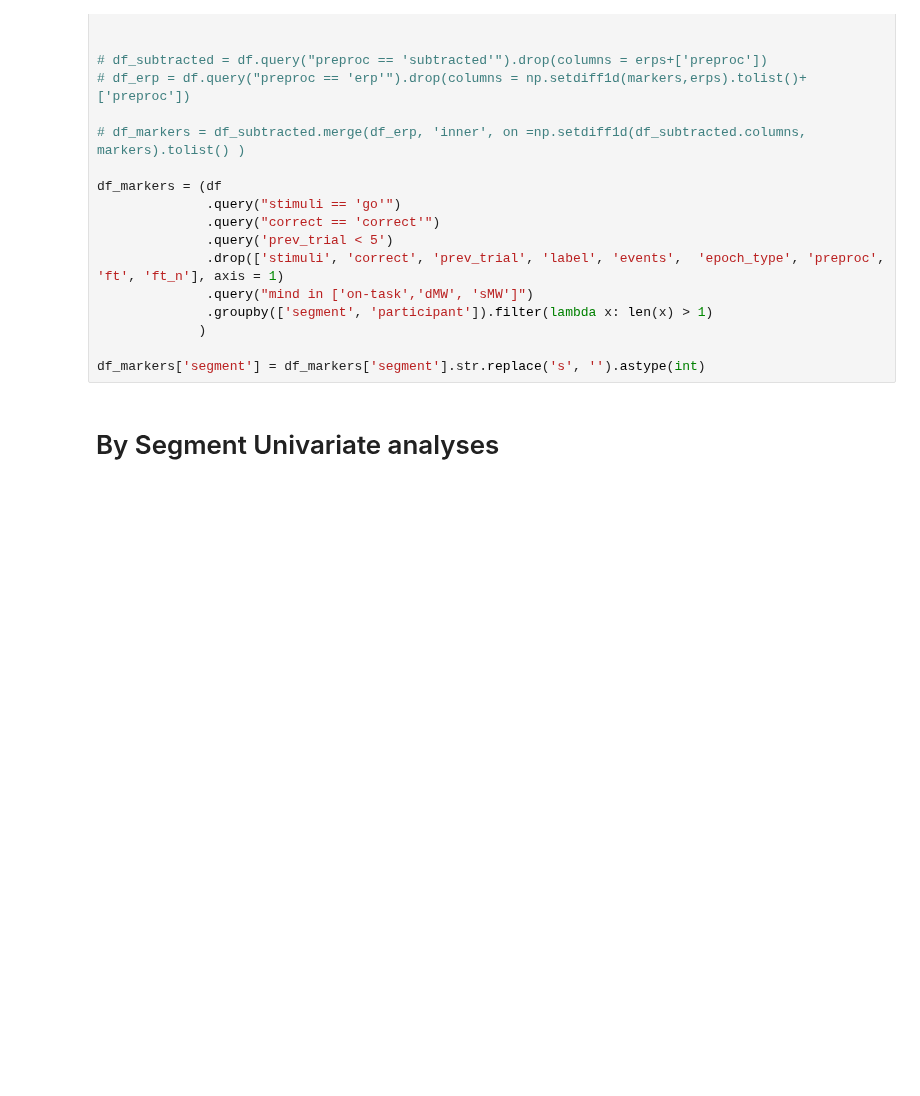
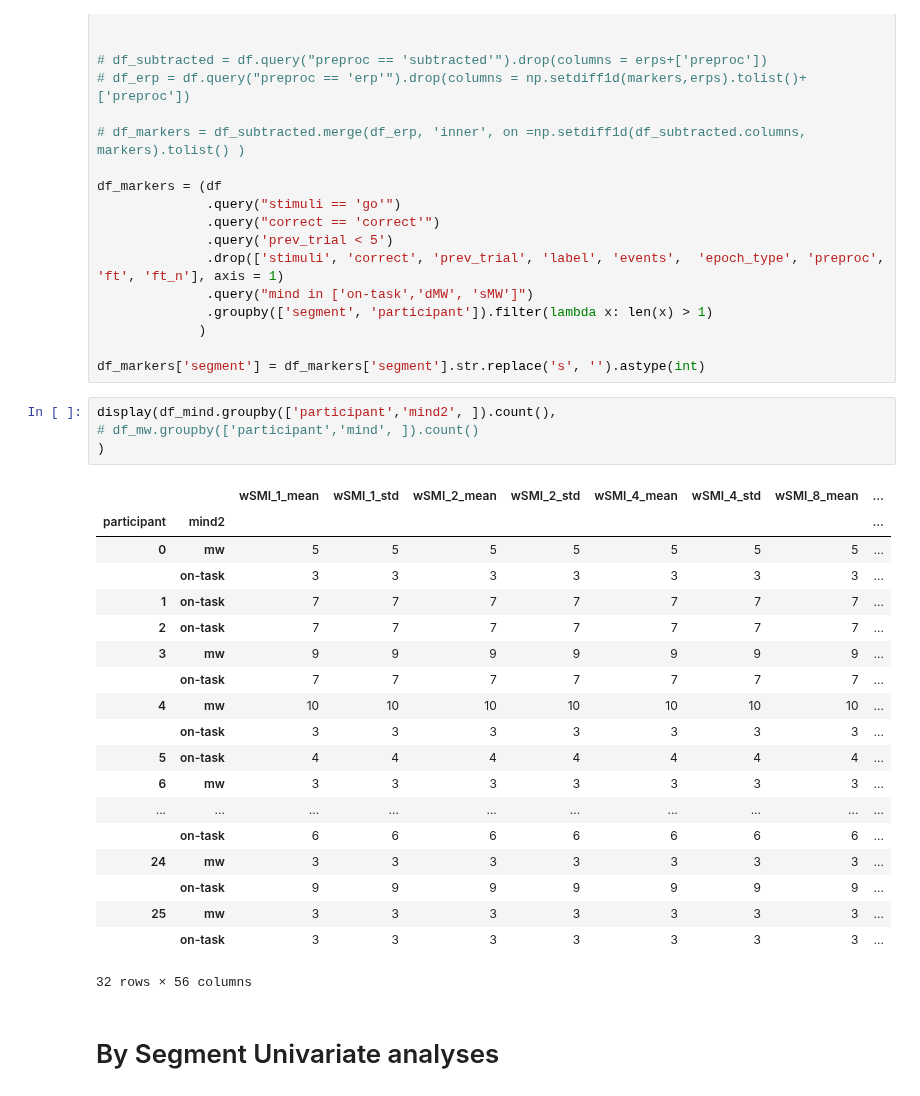
Before and after one commit to Nicobruno92/mw_markers_project, a Jupyter notebook: src/Univariate_analysis/univariate_analysis_glm.ipynb, the cells around one changed output. Drawn from its saved outputs; the diff is of its cells as text; blank space fills up the shorter version.

```diff
--- a/src/Univariate_analysis/univariate_analysis_glm.ipynb
+++ b/src/Univariate_analysis/univariate_analysis_glm.ipynb
@@ -110,6 +109,30 @@ df_markers = (df
              )
 
 df_markers['segment'] = df_markers['segment'].str.replace('s', '').astype(int)
+# %%
+display(df_mind.groupby(['participant','mind2', ]).count(),
+# df_mw.groupby(['participant','mind', ]).count()
+)
+# %% [output]
+|  |  | wSMI_1_mean | wSMI_1_std | wSMI_2_mean | wSMI_2_std | wSMI_4_mean | wSMI_4_std | wSMI_8_mean | ... |
+| participant | mind2 |  |  |  |  |  |  |  | ... |
+| 0 | mw | 5 | 5 | 5 | 5 | 5 | 5 | 5 | ... |
+|  | on-task | 3 | 3 | 3 | 3 | 3 | 3 | 3 | ... |
+| 1 | on-task | 7 | 7 | 7 | 7 | 7 | 7 | 7 | ... |
+| 2 | on-task | 7 | 7 | 7 | 7 | 7 | 7 | 7 | ... |
+| 3 | mw | 9 | 9 | 9 | 9 | 9 | 9 | 9 | ... |
+|  | on-task | 7 | 7 | 7 | 7 | 7 | 7 | 7 | ... |
+| 4 | mw | 10 | 10 | 10 | 10 | 10 | 10 | 10 | ... |
+|  | on-task | 3 | 3 | 3 | 3 | 3 | 3 | 3 | ... |
+| 5 | on-task | 4 | 4 | 4 | 4 | 4 | 4 | 4 | ... |
+| 6 | mw | 3 | 3 | 3 | 3 | 3 | 3 | 3 | ... |
+| ... | ... | ... | ... | ... | ... | ... | ... | ... | ... |
+|  | on-task | 6 | 6 | 6 | 6 | 6 | 6 | 6 | ... |
+| 24 | mw | 3 | 3 | 3 | 3 | 3 | 3 | 3 | ... |
+|  | on-task | 9 | 9 | 9 | 9 | 9 | 9 | 9 | ... |
+| 25 | mw | 3 | 3 | 3 | 3 | 3 | 3 | 3 | ... |
+|  | on-task | 3 | 3 | 3 | 3 | 3 | 3 | 3 | ... |
+32 rows × 56 columns
 # %% [markdown]
 # By Segment Univariate analyses
 # %% [markdown]
```
Also changed, not shown: parts of 11 cells of this notebook, 48 other files.
